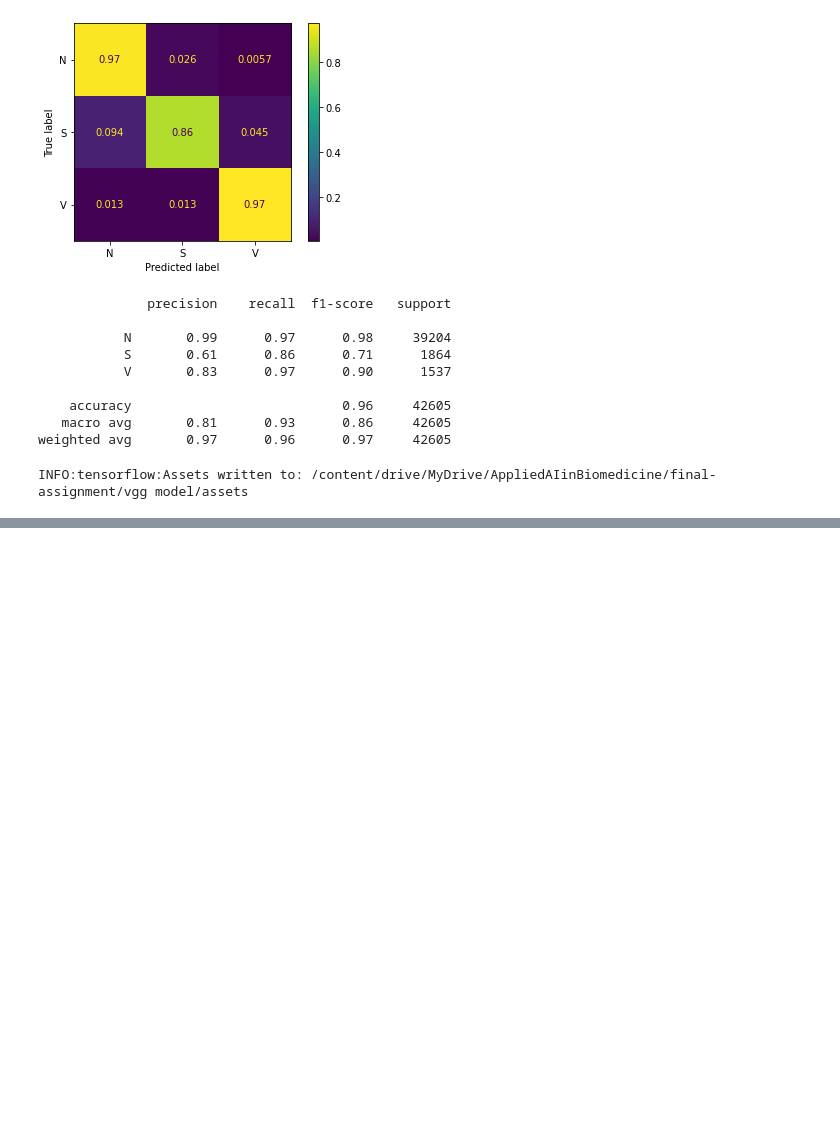
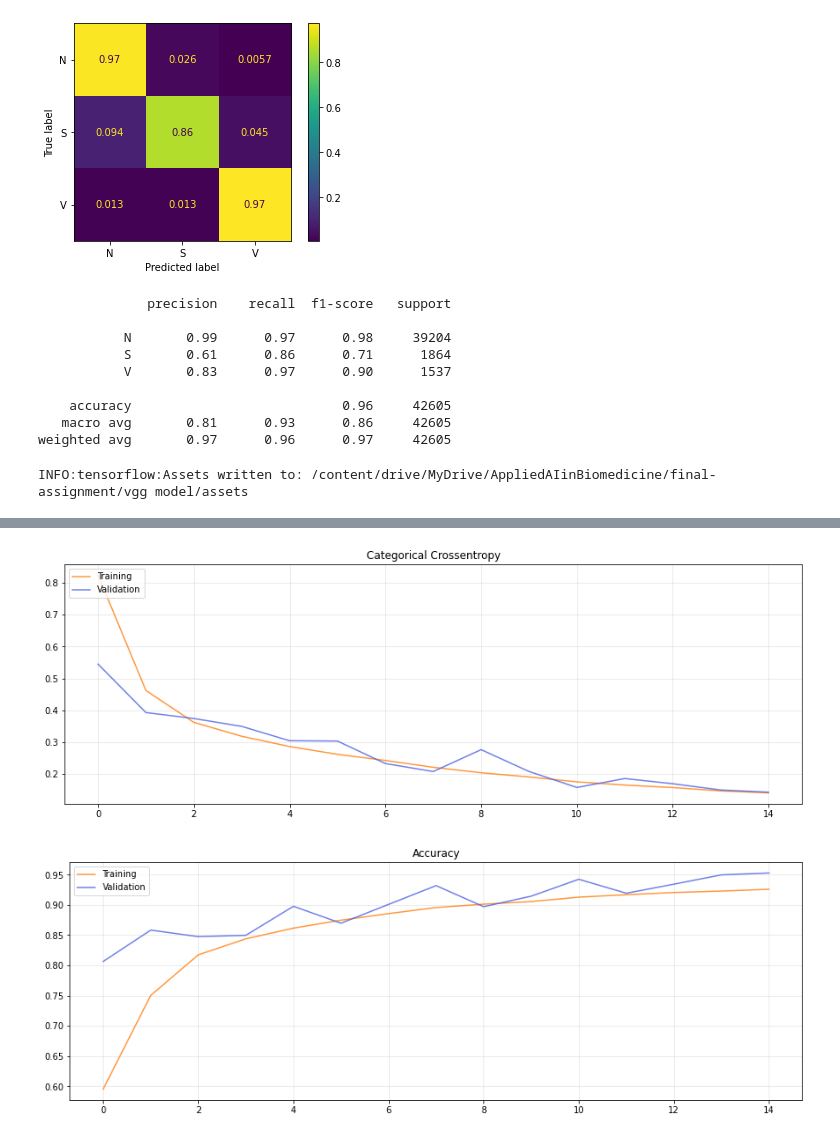
Before and after one commit to romano-francesco/applied-ai-in-biomedicine-ECG-classifier, a Jupyter notebook: Deep_Learning_Approach.ipynb, the cells around one changed output, grey strips where cells are left out. Cells and saved outputs as stored; diff of their text form; code cells hidden in the pictures; blank space fills up the shorter version.

```diff
--- a/Deep_Learning_Approach.ipynb
+++ b/Deep_Learning_Approach.ipynb
@@ -10,3 +28,5 @@ input_dir = "/content/drive/MyDrive/AppliedAIinBiomedicine/final-assignment/trai
+# %%
+input_dir = "/content/training_set_splitted/train"
 # %%
 import os
 
@@ -253,8 +273,8 @@ len(y_train)
 # %% [output]
 170419
 # %%
-train_data = tf.data.Dataset.from_tensor_slices((X_train, y_train)).batch(128)
-validation_data = tf.data.Dataset.from_tensor_slices((X_val, y_val)).batch(128)
+train_data = tf.data.Dataset.from_tensor_slices((X_train, y_train))
+validation_data = tf.data.Dataset.from_tensor_slices((X_val, y_val))
 # %%
 # Considering class imbalance: class weightning to reduce the bias in the dataset
 
@@ -599,0 +682,8 @@ INFO:tensorflow:Assets written to: /content/drive/MyDrive/AppliedAIinBiomedicine
+# %%
+history = model.fit(train_data.batch(128),
+    validation_data=validation_data.batch(128),
+    shuffle= True,
+    epochs = 15,
+    callbacks = tf.keras.callbacks.EarlyStopping(monitor='val_accuracy', mode='max', patience=5, restore_best_weights=True),
+    class_weight = class_weights
+).history
@@ -599,0 +708,20 @@ INFO:tensorflow:Assets written to: /content/drive/MyDrive/AppliedAIinBiomedicine
+# %%
+# Plot the training
+plt.figure(figsize=(15,5))
+plt.plot(history['loss'], label='Training', alpha=.8, color='#ff7f0e')
+plt.plot(history['val_loss'], label='Validation', alpha=.8, color='#4D61E2')
+plt.legend(loc='upper left')
+plt.title('Categorical Crossentropy')
+plt.grid(alpha=.3)
+
+plt.figure(figsize=(15,5))
+plt.plot(history['accuracy'], label='Training', alpha=.8, color='#ff7f0e')
+plt.plot(history['val_accuracy'], label='Validation', alpha=.8, color='#4D61E2')
+plt.legend(loc='upper left')
+plt.title('Accuracy')
+plt.grid(alpha=.3)
+
+plt.show()
+# %% [output]
+[figure, added]
+[figure, added]
```
Also changed, not shown: parts of 16 cells of this notebook, 1 other file.
